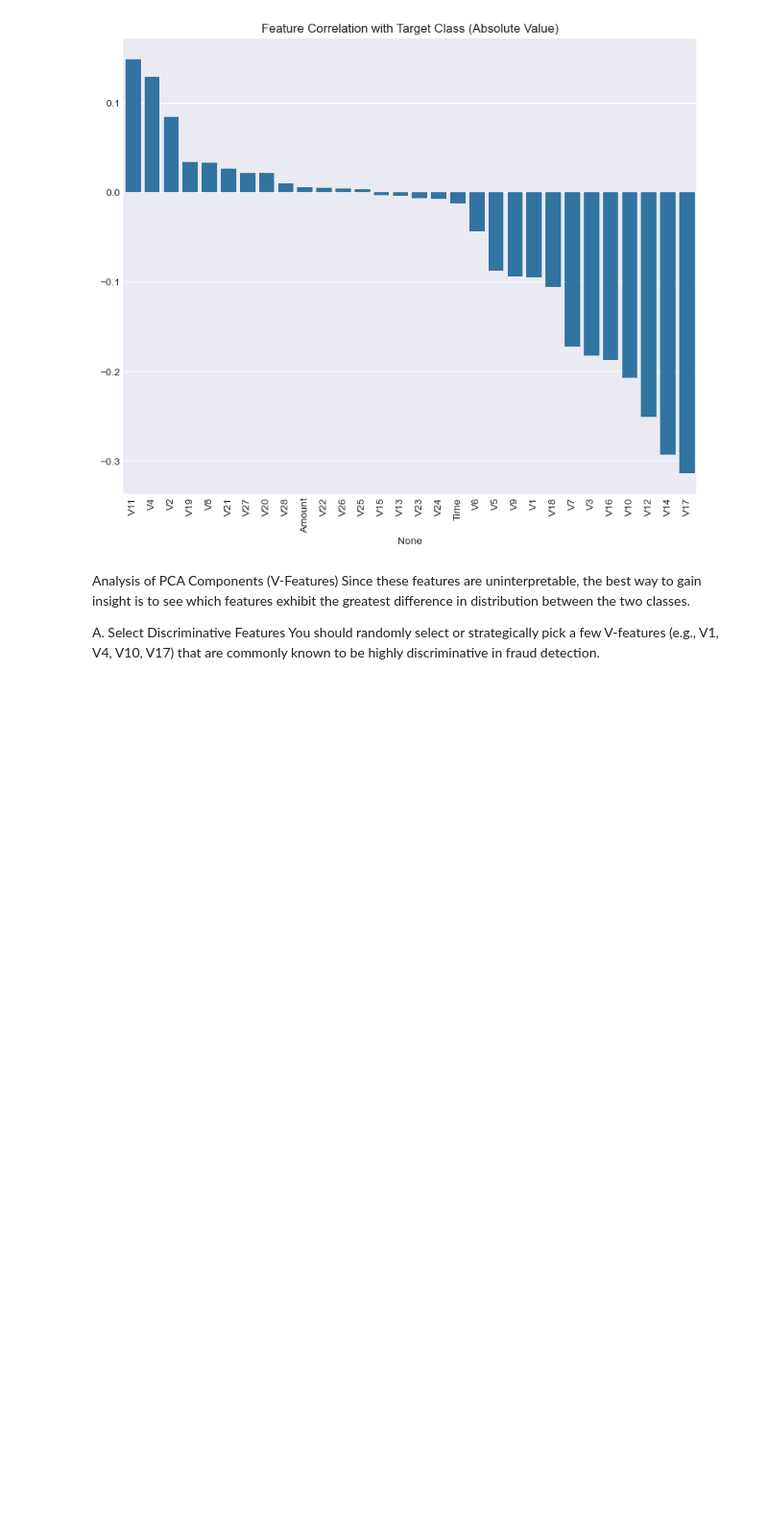
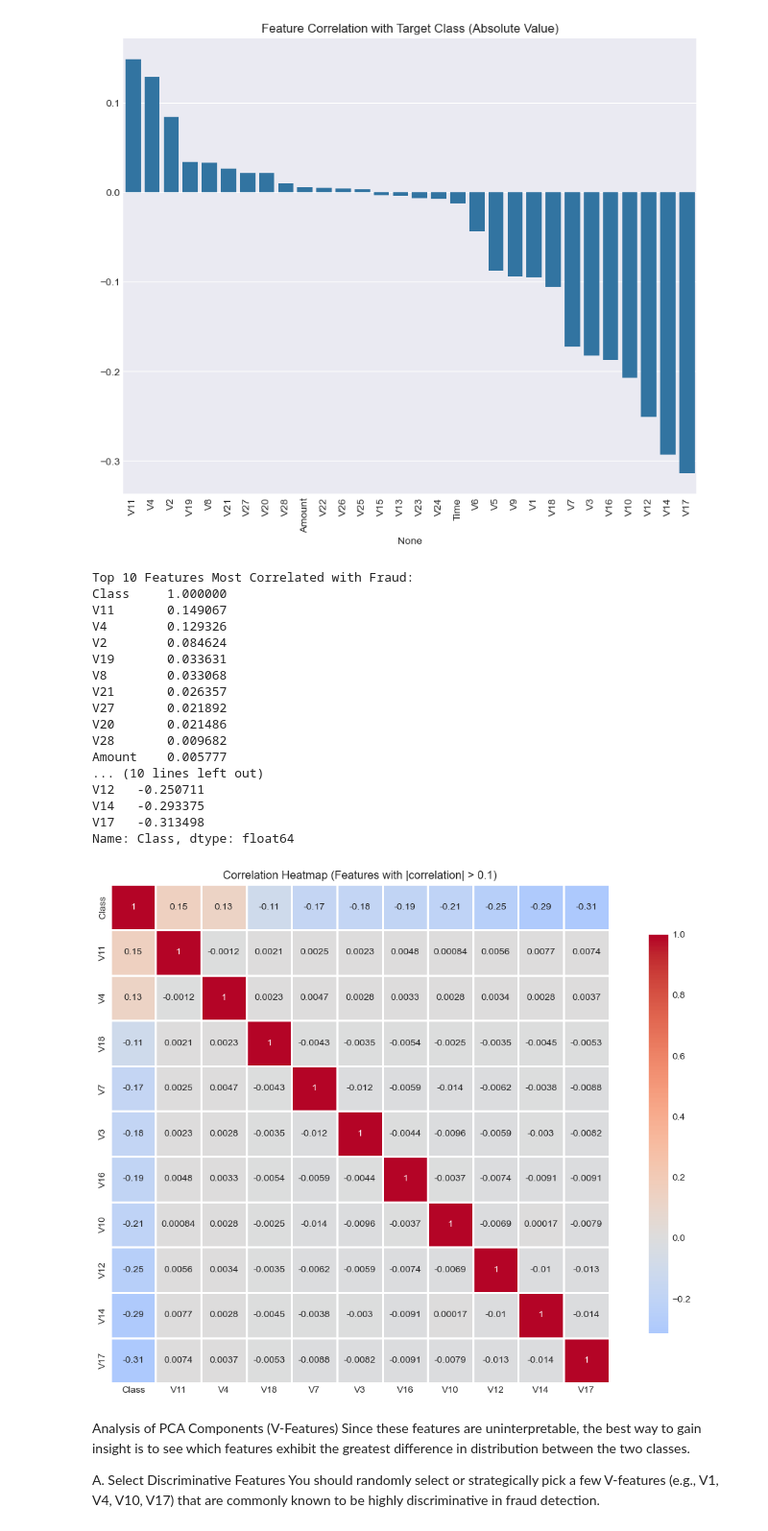
Before and after one commit to mwendemichelle4-dev/Credit-Card-Fraud-Detection-Analysis, a Jupyter notebook: Notebook.ipynb, the cells around one changed output. Shown at 96% size. Cells and saved outputs as stored; diff of their text form; code cells hidden in the pictures; blank space fills up the shorter version.

```diff
--- a/Notebook.ipynb
+++ b/Notebook.ipynb
@@ -378,6 +483,43 @@ plt.xticks(rotation=90)
 plt.show()
 # %% [output]
 [figure]
+# %%
+# Correlation with target variable
+correlations = data_clean.corr()['Class'].sort_values(ascending=False)
+print("\nTop 10 Features Most Correlated with Fraud:")
+print(correlations.head(11))  # 11 because Class itself will be 1.0
+
+print("\nTop 10 Features Most Negatively Correlated with Fraud:")
+print(correlations.tail(10))
+
+# Visualize correlation
+plt.figure(figsize=(12, 8))
+top_features = correlations[abs(correlations) > 0.1].index.tolist()
+if len(top_features) > 1:
+    sns.heatmap(data_clean[top_features].corr(), annot=True, cmap='coolwarm', center=0,
+                square=True, linewidths=1, cbar_kws={"shrink": 0.8})
+    plt.title('Correlation Heatmap (Features with |correlation| > 0.1)')
+    plt.tight_layout()
+    plt.show()
+# %% [output]
+Top 10 Features Most Correlated with Fraud:
+Class     1.000000
+V11       0.149067
+V4        0.129326
+V2        0.084624
+V19       0.033631
+V8        0.033068
+V21       0.026357
+V27       0.021892
+V20       0.021486
+V28       0.009682
+Amount    0.005777
+... (10 lines left out)
+V12   -0.250711
+V14   -0.293375
+V17   -0.313498
+Name: Class, dtype: float64
+[figure, added]
 # %% [markdown]
 Analysis of PCA Components (V-Features)
 Since these features are uninterpretable, the best way to gain insight is to see which features exhibit the greatest difference in distribution between the two classes.
```
Also changed, not shown: parts of 24 cells of this notebook.
